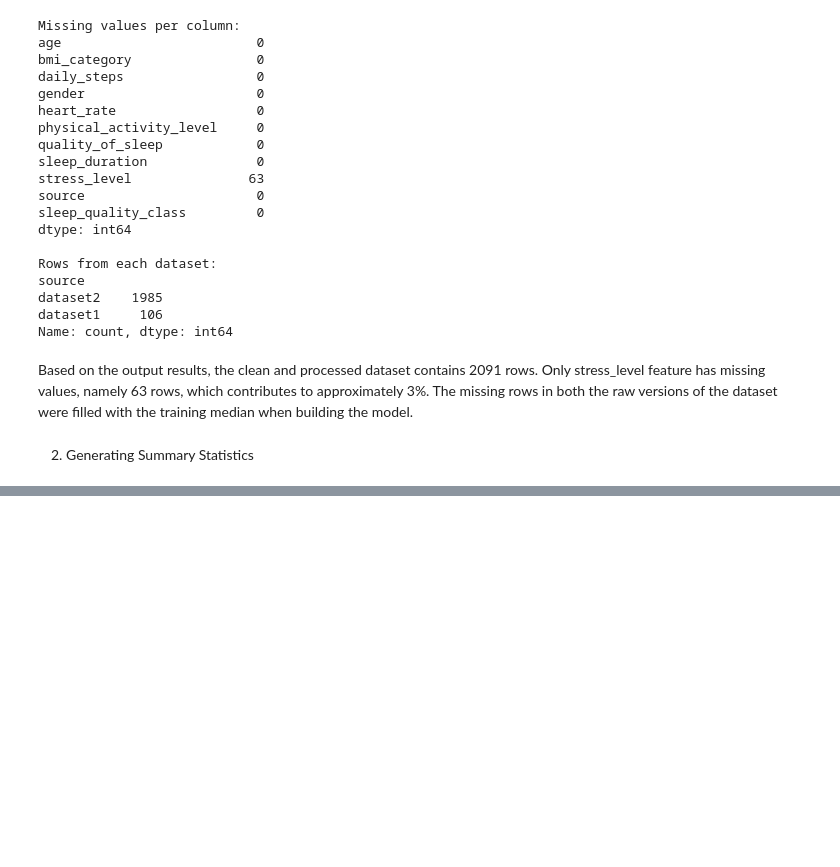
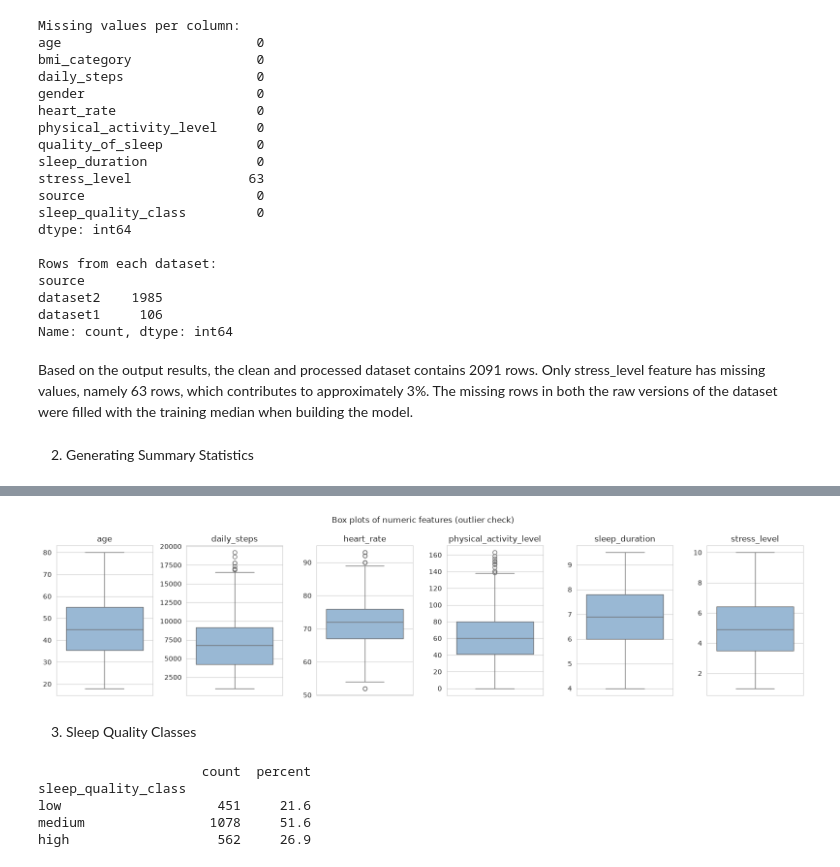
Before and after one commit to HamsMSaidam/QUALIFY, a Jupyter notebook: notebooks/02_EDA_layan.ipynb, the cells around one changed output, grey strips where cells are left out. Saved outputs shown, nothing was run; the diff lists cells and outputs as text; code cells hidden in the pictures; blank space fills up the shorter version.

Commit message:
Visualizing sleep quality classes and feature distributions

```diff
--- a/notebooks/02_EDA_layan.ipynb
+++ b/notebooks/02_EDA_layan.ipynb
@@ -101,0 +114,8 @@ Based on the output results, the clean and processed dataset contains 2091 rows.
+# %%
+# Count outliers with the IQR rule (more than 1.5 * IQR outside the quartiles)
+for col in num_cols + [TARGET]:
+    q1 = df[col].quantile(0.25)
+    q3 = df[col].quantile(0.75)
+    iqr = q3 - q1
+    outliers = df[(df[col] < q1 - 1.5 * iqr) | (df[col] > q3 + 1.5 * iqr)]
+    print(col, ":", len(outliers), "outliers")
@@ -101,0 +130,25 @@ Based on the output results, the clean and processed dataset contains 2091 rows.
+# %%
+fig, axes = plt.subplots(1, 6, figsize=(16, 4))
+for i in range(6):
+    col = num_cols[i]
+    sns.boxplot(y=df[col], ax=axes[i], color="#8fb8de")
+    axes[i].set_title(col)
+    axes[i].set_ylabel("")
+plt.suptitle("Box plots of numeric features (outlier check)")
+plt.tight_layout()
+plt.savefig(FIG + "/eda_01_boxplots_outliers.png", dpi=200)
+plt.show()
+# %% [output]
+[figure, added]
+# %% [markdown]
+3. Sleep Quality Classes
+# %%
+counts = df[CLASS].value_counts()[class_order]
+percent = (counts / len(df) * 100).round(1)
+print(pd.DataFrame({"count": counts, "percent": percent}))
+# %% [output]
+                     count  percent
+sleep_quality_class
+low                    451     21.6
+medium                1078     51.6
+high                   562     26.9
```
Also changed, not shown: parts of 8 cells of this notebook, 4 other files.
